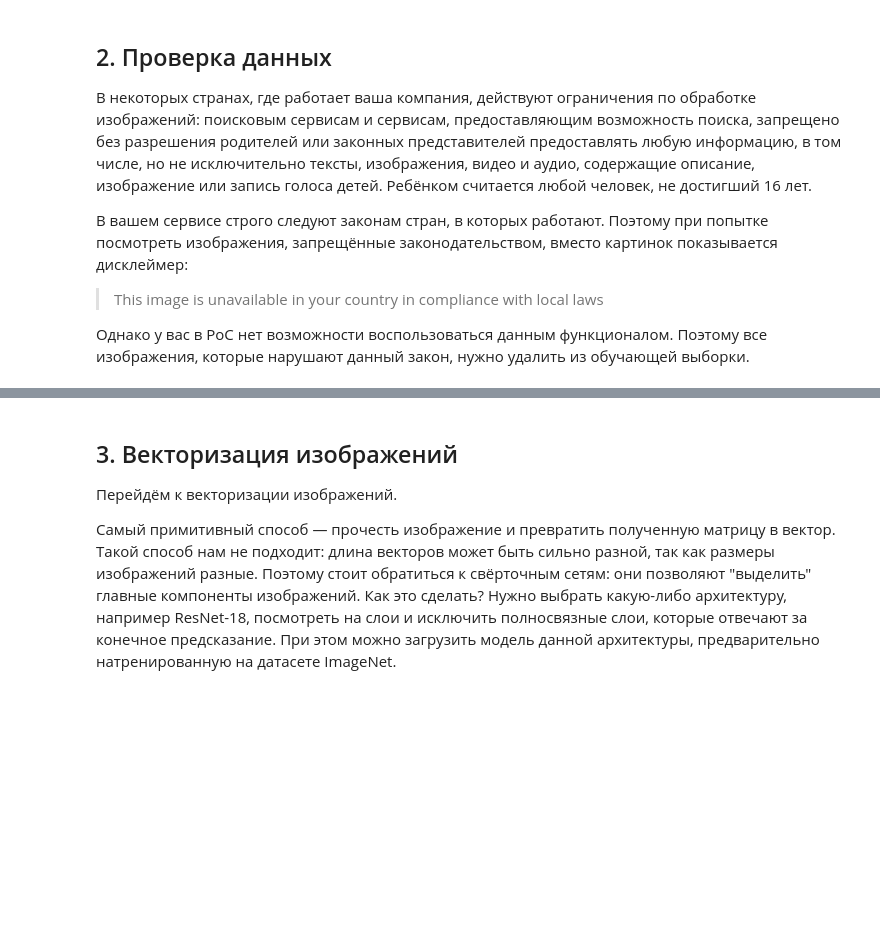
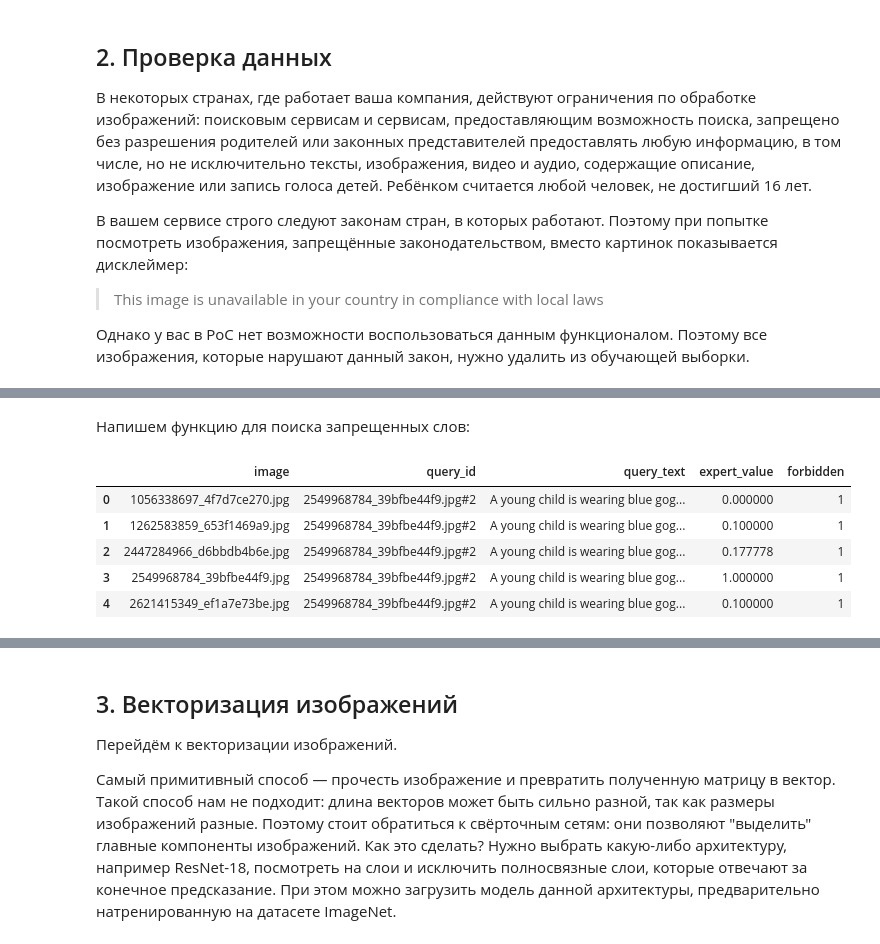
Before and after one commit to 9yx/image_search, a Jupyter notebook: project4.ipynb, the cells around one changed output, grey strips where cells are left out. Saved outputs shown, nothing was run; the diff lists cells and outputs as text; code cells hidden in the pictures; blank space fills up the shorter version.

```diff
--- a/project4.ipynb
+++ b/project4.ipynb
@@ -120,7 +130,8 @@ crowd_annotations_df = pd.read_csv(os.path.join(DATASET_PATH, 'to_upload/CrowdAn
                                           "matches_image_ratio",
                                           "matches_count",
                                           "not_matches_count"])
-expert_annotations_df = pd.read_csv(os.path.join(DATASET_PATH, 'to_upload/ExpertAnnotations.tsv'), sep='\t', header=None,
+expert_annotations_df = pd.read_csv(os.path.join(DATASET_PATH, 'to_upload/ExpertAnnotations.tsv'), sep='\t',
+                                    header=None,
                                     names=["image", "query_id",
                                            "expert_1",
                                            "expert_2",
@@ -484,0 +509,4 @@ memory usage: 182.1+ KB
+# %%
+forbidden_worlds = ['girl', 'boy', 'young', 'little', 'toddler', 'children'] + ['child', 'kid', 'teen', 'infant',
+                                                                                'adolescent', 'minor']
+forbidden_worlds
@@ -484,0 +526,25 @@ memory usage: 182.1+ KB
+# %% [markdown]
+Напишем функцию для поиска запрещенных слов:
+# %%
+def find_forbidden_words(sentence):
+    stemmer = PorterStemmer()
+    tokens = word_tokenize(sentence.lower())
+    stemmed_forbidden = {stemmer.stem(word) for word in forbidden_worlds}
+    found_words = {token for token in tokens if stemmer.stem(token) in stemmed_forbidden}
+    if len(list(found_words)) > 0:
+        return 1
+    else:
+        return 0
+# %%
+train_dataset_df['forbidden'] = train_dataset_df.apply(
+    lambda row: find_forbidden_words(row['query_text']),
+    axis=1
+)
+train_dataset_df.head(5)
+# %% [output]
+|  | image | query_id | query_text | expert_value | forbidden |
+| 0 | 1056338697_4f7d7ce270.jpg | 2549968784_39bfbe44f9.jpg#2 | A young child is wearing blue gog... | 0.000000 | 1 |
+| 1 | 1262583859_653f1469a9.jpg | 2549968784_39bfbe44f9.jpg#2 | A young child is wearing blue gog... | 0.100000 | 1 |
+| 2 | 2447284966_d6bbdb4b6e.jpg | 2549968784_39bfbe44f9.jpg#2 | A young child is wearing blue gog... | 0.177778 | 1 |
+| 3 | 2549968784_39bfbe44f9.jpg | 2549968784_39bfbe44f9.jpg#2 | A young child is wearing blue gog... | 1.000000 | 1 |
+| 4 | 2621415349_ef1a7e73be.jpg | 2549968784_39bfbe44f9.jpg#2 | A young child is wearing blue gog... | 0.100000 | 1 |
```
Also changed, not shown: parts of 14 cells of this notebook.
